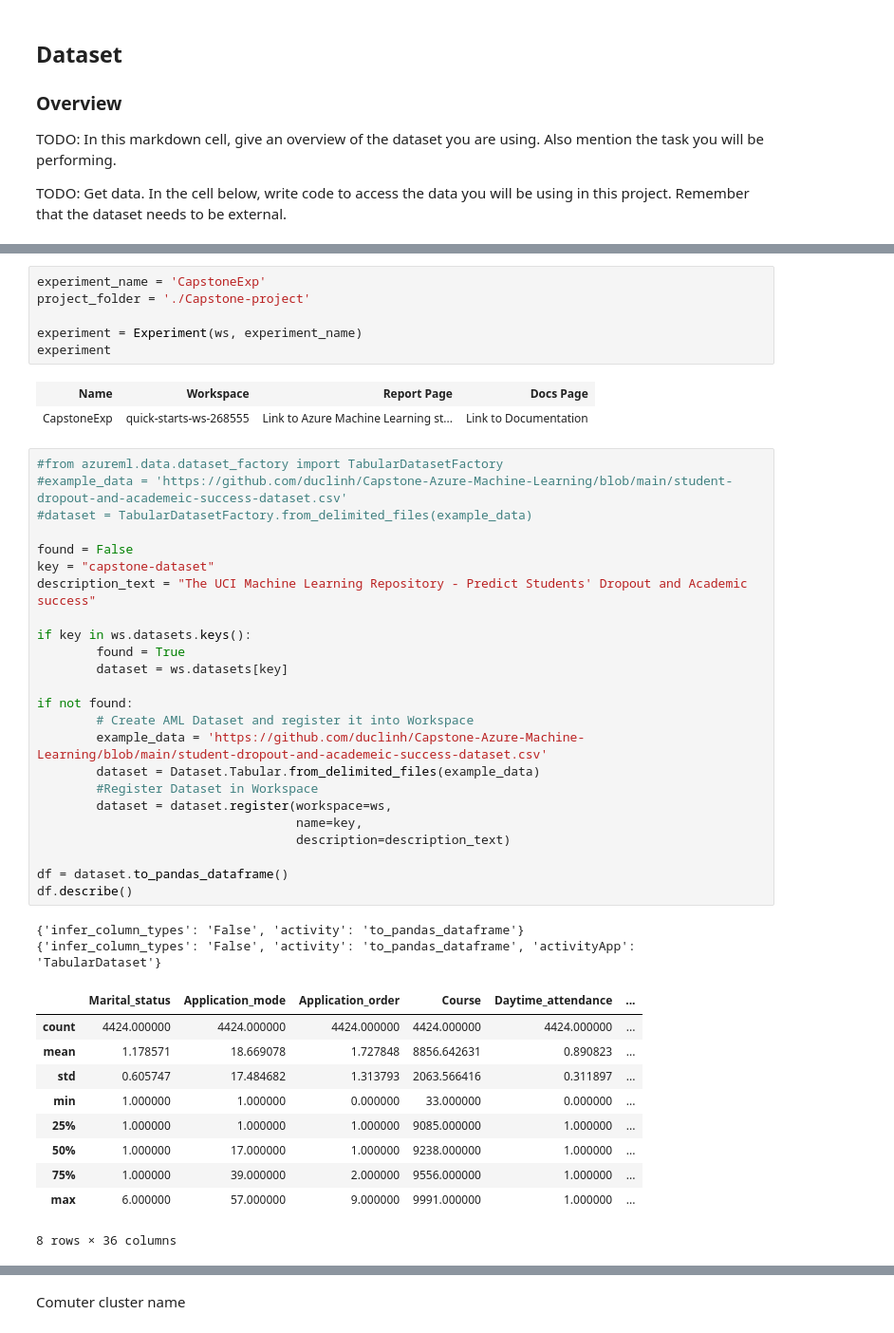
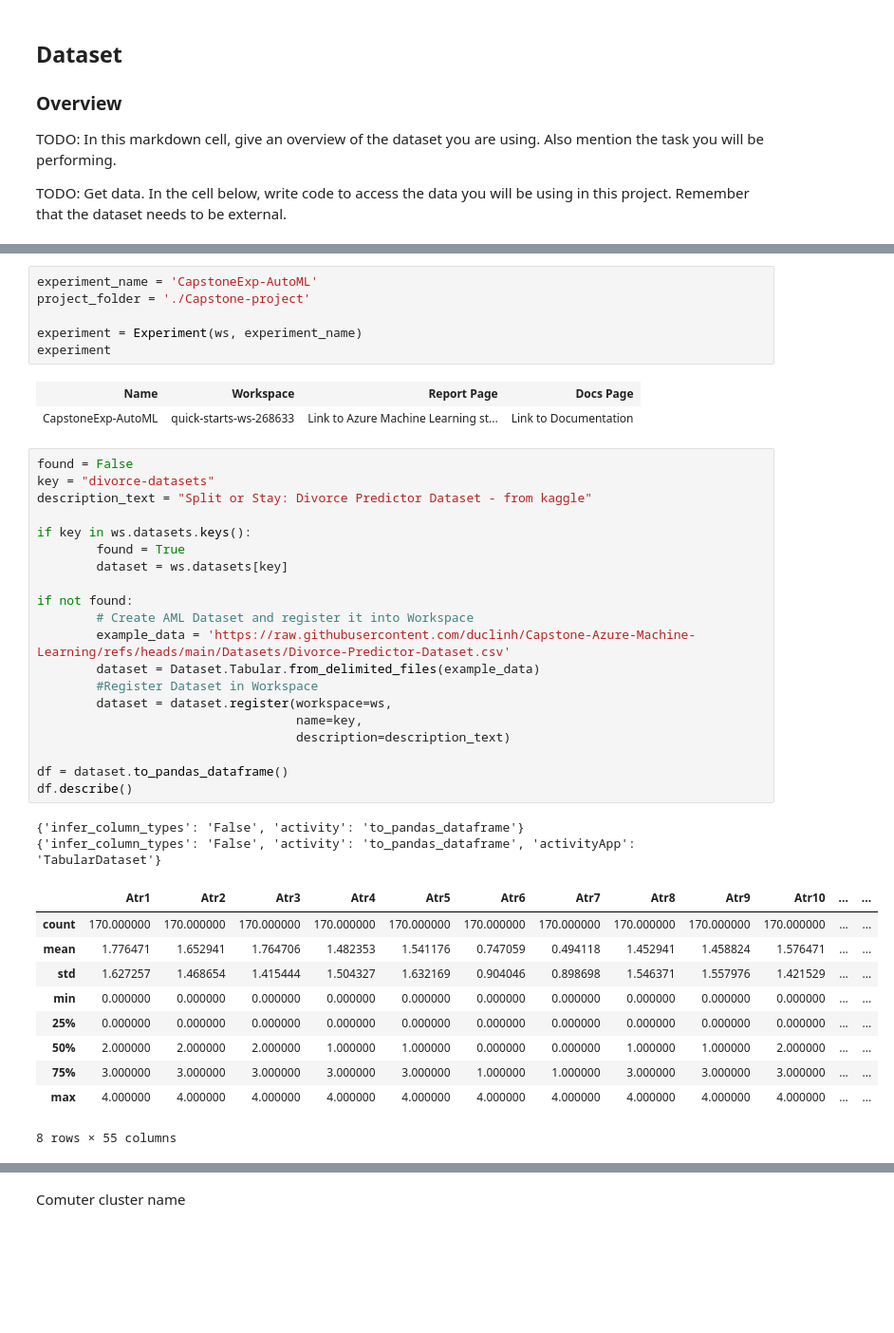
Before and after one commit to duclinh/Capstone-Azure-Machine-Learning, a Jupyter notebook: automl.ipynb, the cells around one changed output, grey strips where cells are left out. Shown at 95% size. Saved outputs shown, nothing was run; the diff lists cells and outputs as text; blank space fills up the shorter version.

Commit message:
upload data

```diff
--- a/automl.ipynb
+++ b/automl.ipynb
@@ -55,49 +55,45 @@ aa7cf8e8-d23f-4bce-a7b9-1f0b4e0ac8ee
 # %%
-experiment_name = 'CapstoneExp'
+experiment_name = 'CapstoneExp-AutoML'
 project_folder = './Capstone-project'
 
 experiment = Experiment(ws, experiment_name)
 experiment
 # %% [output]
 | Name | Workspace | Report Page | Docs Page |
-| CapstoneExp | quick-starts-ws-268555 | Link to Azure Machine Learning st... | Link to Documentation |
+| CapstoneExp-AutoML | quick-starts-ws-268633 | Link to Azure Machine Learning st... | Link to Documentation |
 # %%
-#from azureml.data.dataset_factory import TabularDatasetFactory
-#example_data = 'https://github.com/duclinh/Capstone-Azure-Machine-Learning/blob/main/student-dropout-and-academeic-success-dataset.csv'
-#dataset = TabularDatasetFactory.from_delimited_files(example_data)
-
 found = False
-key = "capstone-dataset"
-description_text = "The UCI Machine Learning Repository - Predict Students' Dropout and Academic success"
+key = "divorce-datasets"
+description_text = "Split or Stay: Divorce Predictor Dataset - from kaggle"
 
 if key in ws.datasets.keys():
         found = True
         dataset = ws.datasets[key]
 
 if not found:
         # Create AML Dataset and register it into Workspace
-        example_data = 'https://github.com/duclinh/Capstone-Azure-Machine-Learning/blob/main/student-dropout-and-academeic-success-dataset.csv'
+        example_data = 'https://raw.githubusercontent.com/duclinh/Capstone-Azure-Machine-Learning/refs/heads/main/Datasets/Divorce-Predictor-Dataset.csv'
         dataset = Dataset.Tabular.from_delimited_files(example_data)
         #Register Dataset in Workspace
         dataset = dataset.register(workspace=ws,
                                    name=key,
                                    description=description_text)
 
 df = dataset.to_pandas_dataframe()
 df.describe()
 # %% [output]
 {'infer_column_types': 'False', 'activity': 'to_pandas_dataframe'}
 {'infer_column_types': 'False', 'activity': 'to_pandas_dataframe', 'activityApp': 'TabularDataset'}
-|  | Marital_status | Application_mode | Application_order | Course | Daytime_attendance | ... |
-| count | 4424.000000 | 4424.000000 | 4424.000000 | 4424.000000 | 4424.000000 | ... |
-| mean | 1.178571 | 18.669078 | 1.727848 | 8856.642631 | 0.890823 | ... |
-| std | 0.605747 | 17.484682 | 1.313793 | 2063.566416 | 0.311897 | ... |
-| min | 1.000000 | 1.000000 | 0.000000 | 33.000000 | 0.000000 | ... |
-| 25% | 1.000000 | 1.000000 | 1.000000 | 9085.000000 | 1.000000 | ... |
-| 50% | 1.000000 | 17.000000 | 1.000000 | 9238.000000 | 1.000000 | ... |
-| 75% | 1.000000 | 39.000000 | 2.000000 | 9556.000000 | 1.000000 | ... |
-| max | 6.000000 | 57.000000 | 9.000000 | 9991.000000 | 1.000000 | ... |
+|  | Atr1 | Atr2 | Atr3 | Atr4 | Atr5 | Atr6 | Atr7 | Atr8 | Atr9 | Atr10 | ... | ... |
+| count | 170.000000 | 170.000000 | 170.000000 | 170.000000 | 170.000000 | 170.000000 | 170.000000 | 170.000000 | 170.000000 | 170.000000 | ... | ... |
+| mean | 1.776471 | 1.652941 | 1.764706 | 1.482353 | 1.541176 | 0.747059 | 0.494118 | 1.452941 | 1.458824 | 1.576471 | ... | ... |
+| std | 1.627257 | 1.468654 | 1.415444 | 1.504327 | 1.632169 | 0.904046 | 0.898698 | 1.546371 | 1.557976 | 1.421529 | ... | ... |
+| min | 0.000000 | 0.000000 | 0.000000 | 0.000000 | 0.000000 | 0.000000 | 0.000000 | 0.000000 | 0.000000 | 0.000000 | ... | ... |
+| 25% | 0.000000 | 0.000000 | 0.000000 | 0.000000 | 0.000000 | 0.000000 | 0.000000 | 0.000000 | 0.000000 | 0.000000 | ... | ... |
+| 50% | 2.000000 | 2.000000 | 2.000000 | 1.000000 | 1.000000 | 0.000000 | 0.000000 | 1.000000 | 1.000000 | 2.000000 | ... | ... |
+| 75% | 3.000000 | 3.000000 | 3.000000 | 3.000000 | 3.000000 | 1.000000 | 1.000000 | 3.000000 | 3.000000 | 3.000000 | ... | ... |
+| max | 4.000000 | 4.000000 | 4.000000 | 4.000000 | 4.000000 | 4.000000 | 4.000000 | 4.000000 | 4.000000 | 4.000000 | ... | ... |
-8 rows × 36 columns
+8 rows × 55 columns
 # %%
 dataset.take(5).to_pandas_dataframe()
 # %% [output]
```
Also changed, not shown: parts of 6 cells of this notebook, 8 other files.
